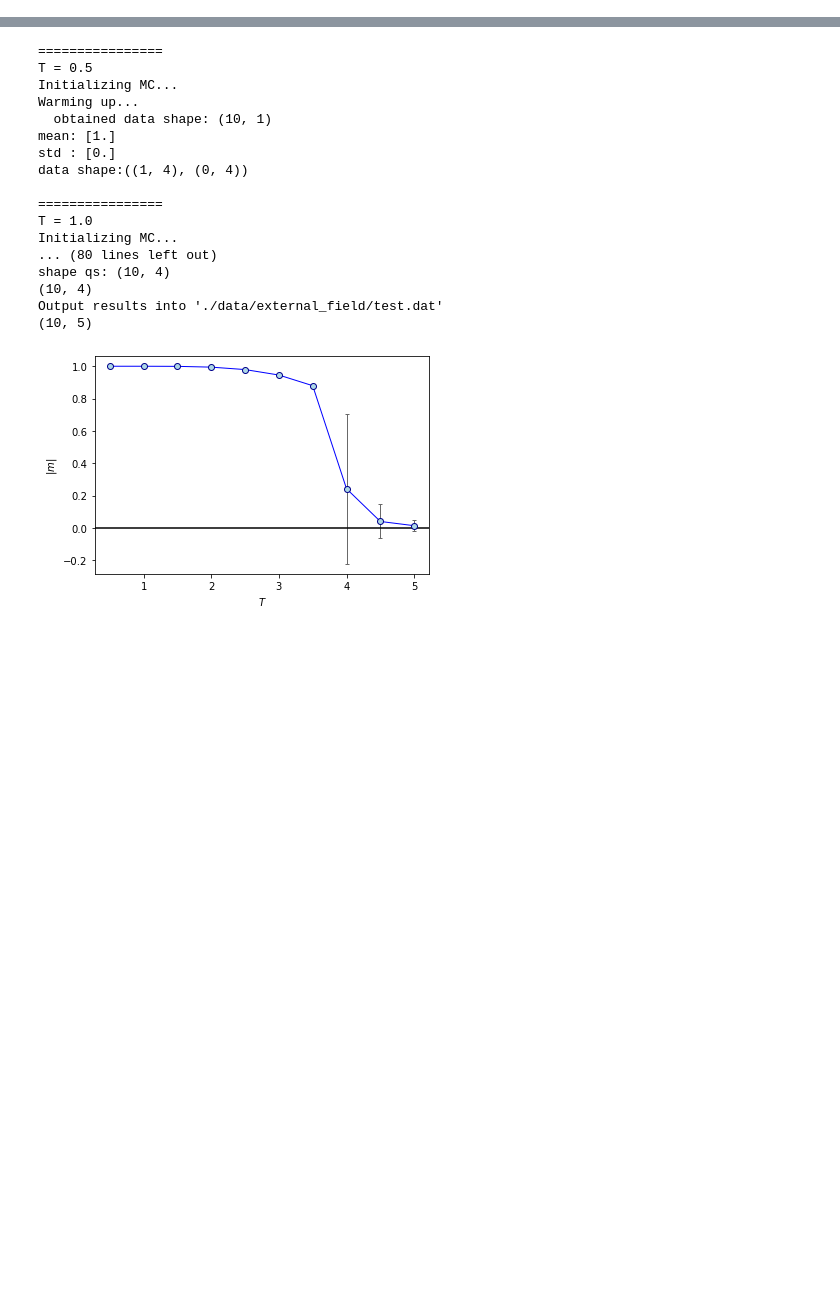
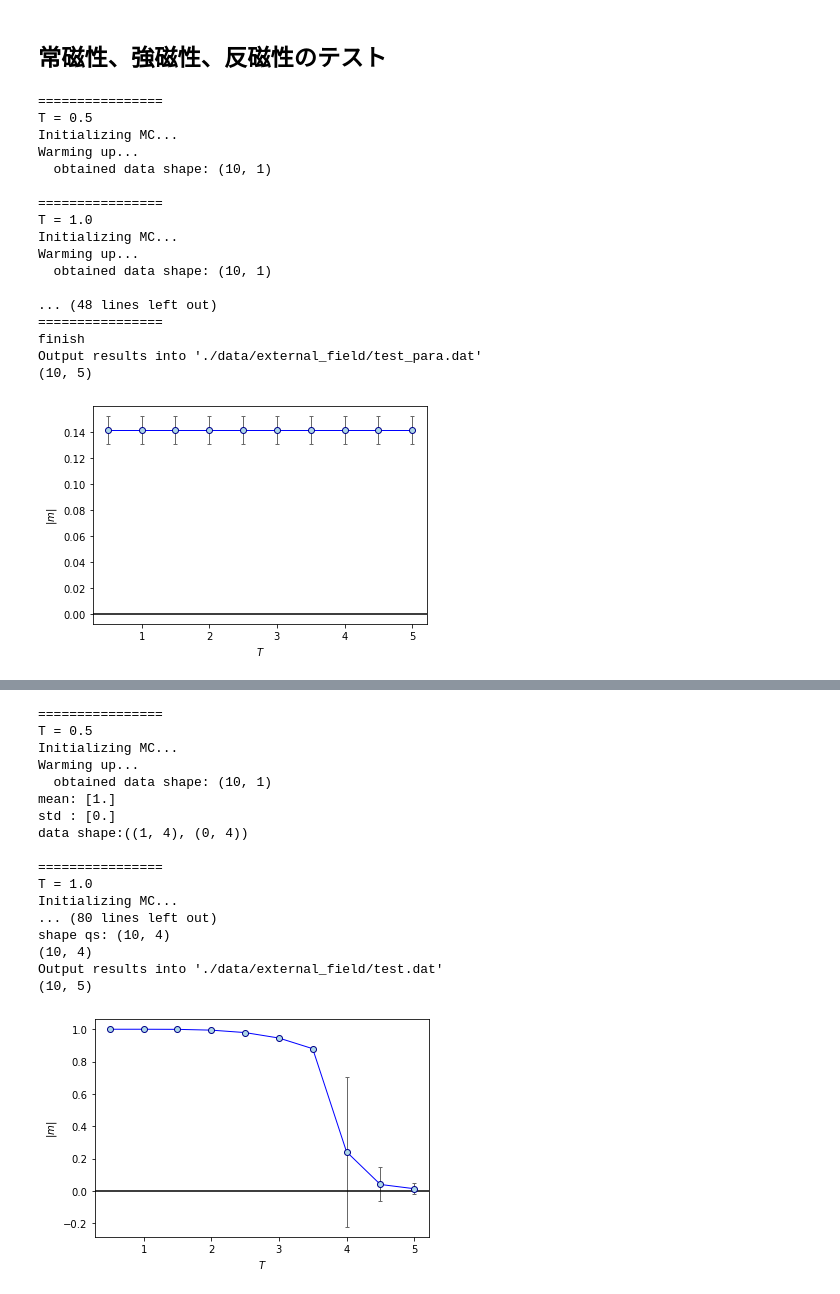
Before and after one commit to eri61/computer_physics, a Jupyter notebook: submit/report3/code/relation_external_field.ipynb, the cells around one changed output, grey strips where cells are left out. Saved outputs shown, nothing was run; the diff lists cells and outputs as text; code cells hidden in the pictures; blank space fills up the shorter version.

```diff
--- a/submit/report3/code/relation_external_field.ipynb
+++ b/submit/report3/code/relation_external_field.ipynb
@@ -12,0 +61,32 @@ from main import main, mc_plot_m
+# %% [markdown]
+## 常磁性、強磁性、反磁性のテスト
+# %%
+param = {
+    "system": (3, 3, 3),
+    "filename": "./data/external_field/test_para.dat",
+    "nt": 10,
+    "tmax": 5,
+    "h": 0.2,
+    "J": 0.
+    }
+main(**param)
+mc_plot_m(param["filename"])
+# %% [output]
+================
+T = 0.5
+Initializing MC...
+Warming up...
+  obtained data shape: (10, 1)
+
+================
+T = 1.0
+Initializing MC...
+Warming up...
+  obtained data shape: (10, 1)
+
+... (48 lines left out)
+================
+finish
+Output results into './data/external_field/test_para.dat'
+(10, 5)
+[figure, added]
```
Also changed, not shown: parts of 7 cells of this notebook, 8 other files.
